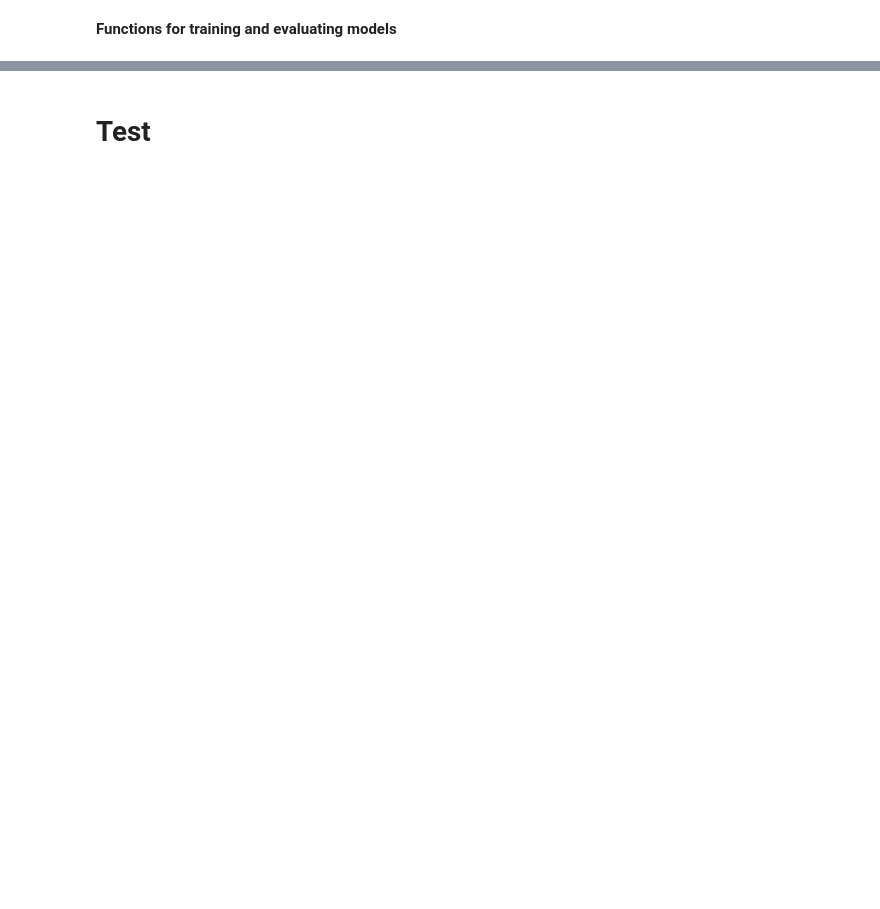
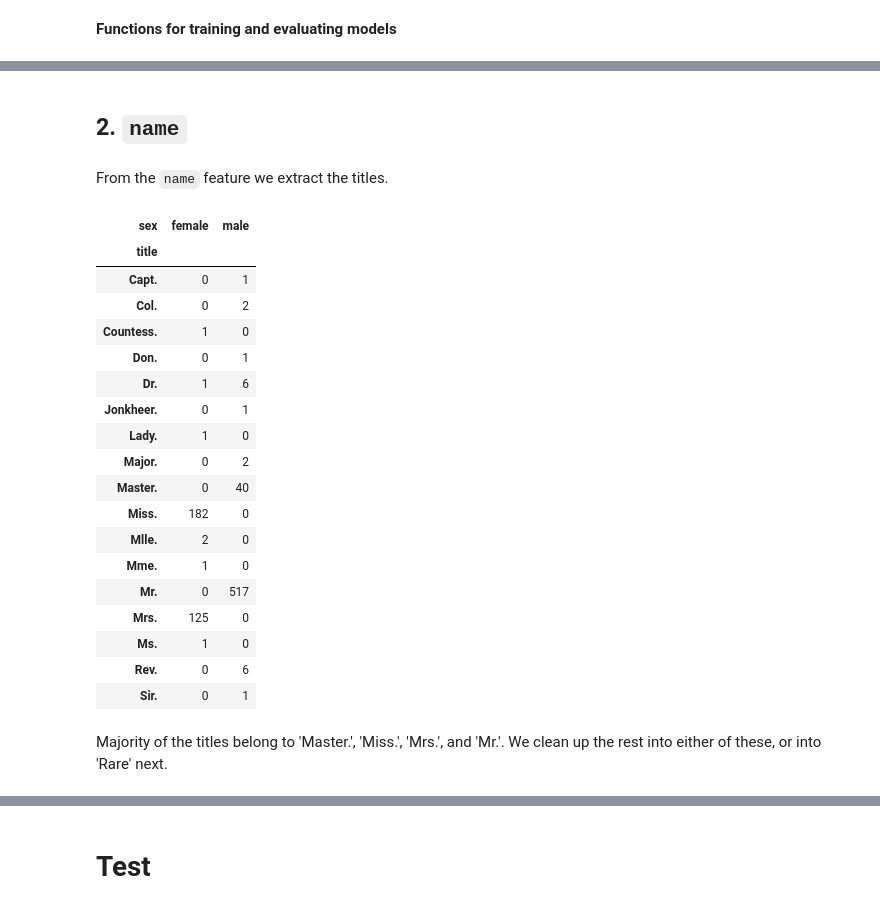
Before and after one commit to gabrielbaiduc/titanic, a Jupyter notebook: titanic.ipynb, the cells around one changed output, grey strips where cells are left out. Cells and saved outputs as stored; diff of their text form; code cells hidden in the pictures; blank space fills up the shorter version.

```diff
--- a/titanic.ipynb
+++ b/titanic.ipynb
@@ -210,8 +87,0 @@ sns.histplot(train_df, x='age')
-# %%
-# make transformartion
-train_df["age_mean_filled"]= train_df['age']
-train_df['age_mean_filled'].fillna(train_df["age"].mean(), inplace=True)
-
-# obtain histogram
-sns.histplot(train_df,
-            x='age_mean_filled')
@@ -544,0 +116,30 @@ feature_importance.sort_values('Importances', ascending=False)
+# %% [markdown]
+## 2. `name`
+# %% [markdown]
+From the `name` feature we extract the titles.
+# %%
+train_df['title'] = train_df['name'].str.extract(r'([A-Za-z]+\.)')
+test_df['title'] = test_df['name'].str.extract(r'([A-Za-z]+\.)')
+pd.crosstab(train_df['title'], train_df['sex'])
+# %% [output]
+| sex | female | male |
+| title |  |  |
+| Capt. | 0 | 1 |
+| Col. | 0 | 2 |
+| Countess. | 1 | 0 |
+| Don. | 0 | 1 |
+| Dr. | 1 | 6 |
+| Jonkheer. | 0 | 1 |
+| Lady. | 1 | 0 |
+| Major. | 0 | 2 |
+| Master. | 0 | 40 |
+| Miss. | 182 | 0 |
+| Mlle. | 2 | 0 |
+| Mme. | 1 | 0 |
+| Mr. | 0 | 517 |
+| Mrs. | 125 | 0 |
+| Ms. | 1 | 0 |
+| Rev. | 0 | 6 |
+| Sir. | 0 | 1 |
+# %% [markdown]
+Majority of the titles belong to 'Master.', 'Miss.', 'Mrs.', and 'Mr.'. We clean up the rest into either of these, or into 'Rare' next.
```
Also changed, not shown: parts of 120 cells of this notebook.
